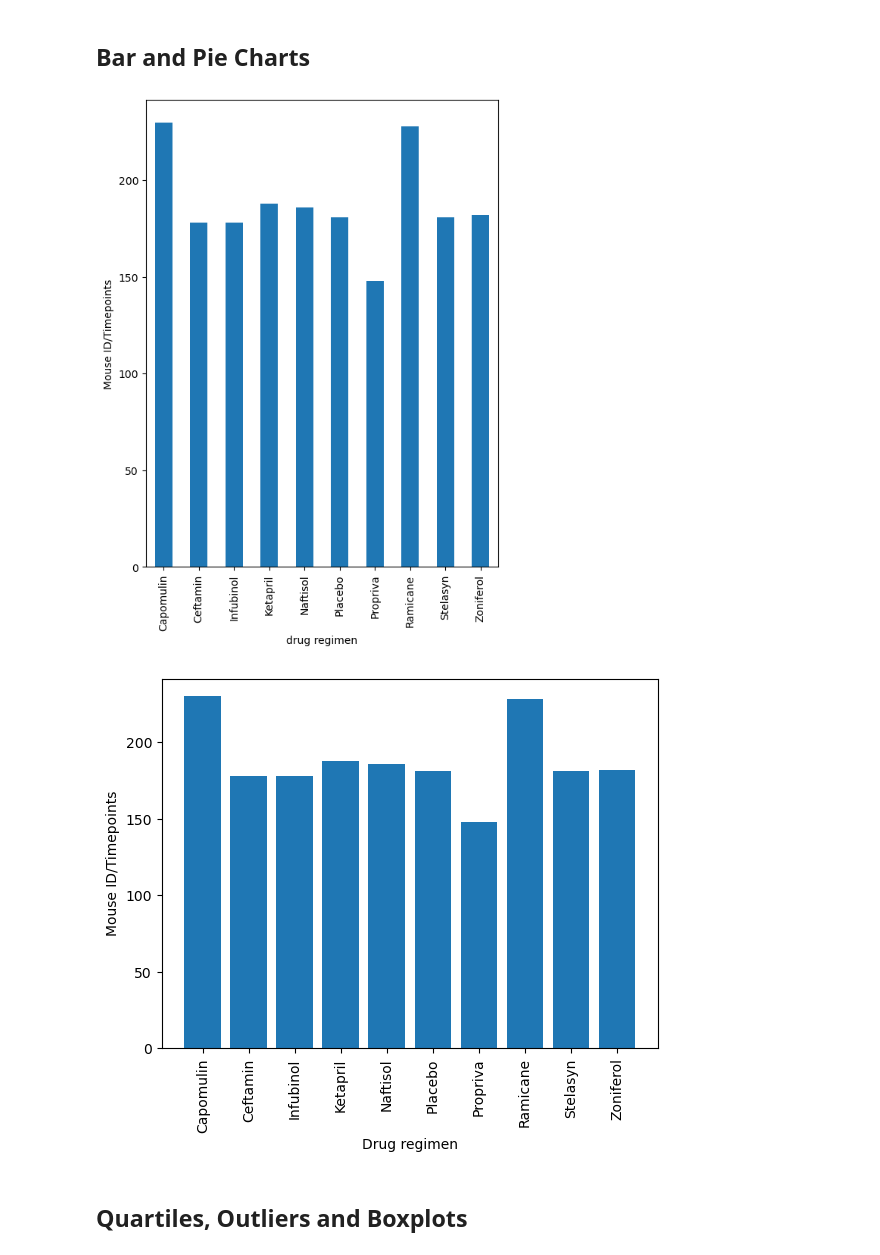
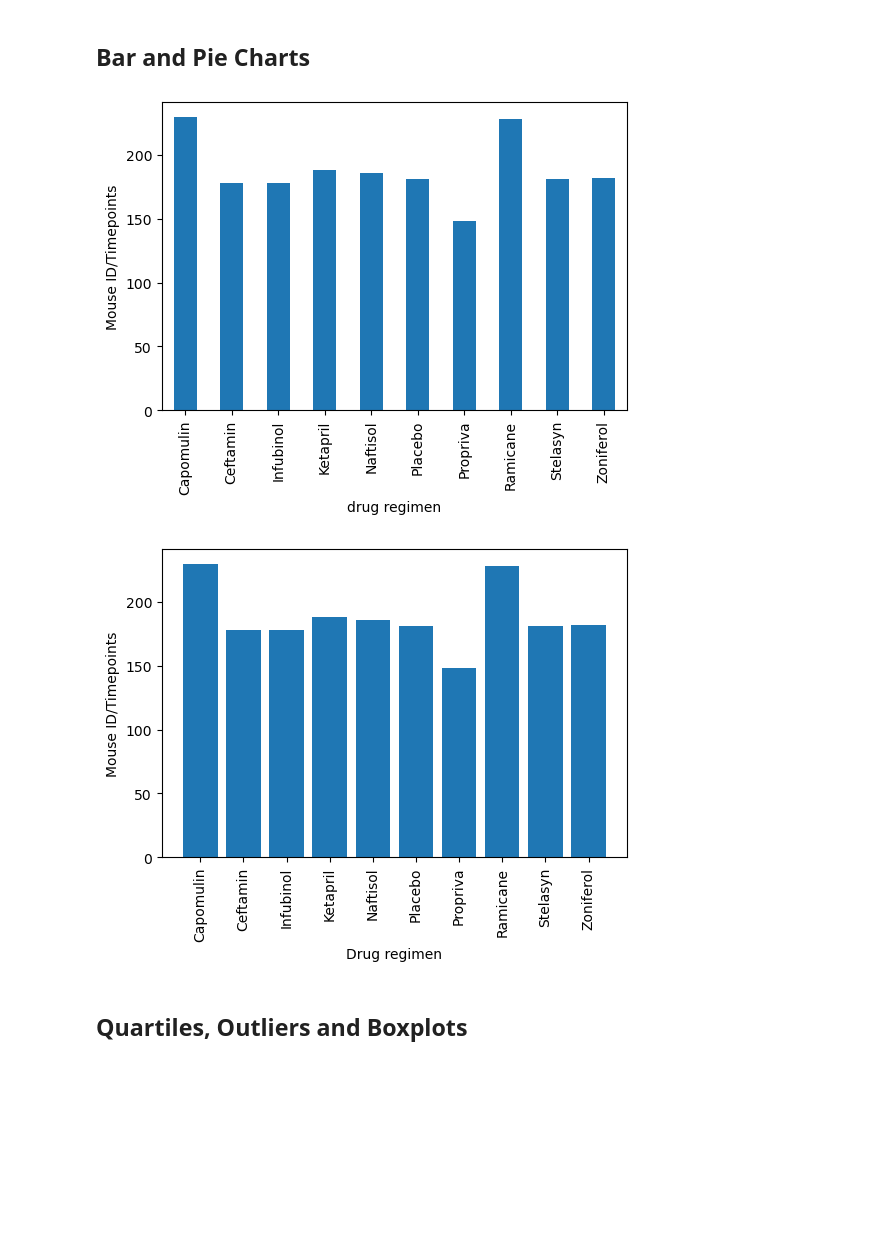
Before and after one commit to BinodGaihre/practice, a Jupyter notebook: Pymaceuticals/pymaceuticals_starter.ipynb, the cells around one changed output. Cells and saved outputs as stored; diff of their text form; code cells hidden in the pictures; blank space fills up the shorter version.

```diff
--- a/Pymaceuticals/pymaceuticals_starter.ipynb
+++ b/Pymaceuticals/pymaceuticals_starter.ipynb
@@ -133,21 +133,22 @@ agg_stat_summary
 # %%
 # Generate a bar plot showing the total number of rows (Mouse ID/Timepoints) for each drug regimen using Pandas.
 group = cleaned_df.groupby("Drug Regimen")["Timepoint"].count()
-bar_plot = group.plot(kind='bar', figsize=(6,8),xlabel='drug regimen',ylabel='Mouse ID/Timepoints')
+bar_plot = group.plot(kind='bar', figsize=(6,4),xlabel='drug regimen',ylabel='Mouse ID/Timepoints')
 # %% [output]
-[figure, old version]
+[figure, new version]
 # %%
 # Generate a bar plot showing the total number of rows (Mouse ID/Timepoints) for each drug regimen using pyplot.
 group_df = group.reset_index()
 x_axis = group_df["Drug Regimen"]
 y_axis = group_df["Timepoint"]
+plt.figure(figsize=(6,4))
 plt.bar(x_axis,y_axis)
 plt.xlabel("Drug regimen")
 plt.ylabel("Mouse ID/Timepoints")
 plt.xticks(rotation = 'vertical')
 plt.show()
 # %% [output]
-[figure, old version]
+[figure, new version]
 # %%
 # Generate a pie chart, using Pandas, showing the distribution of unique female versus male mice used in the study
 
```
Also changed, not shown: parts of 1 cell of this notebook.
